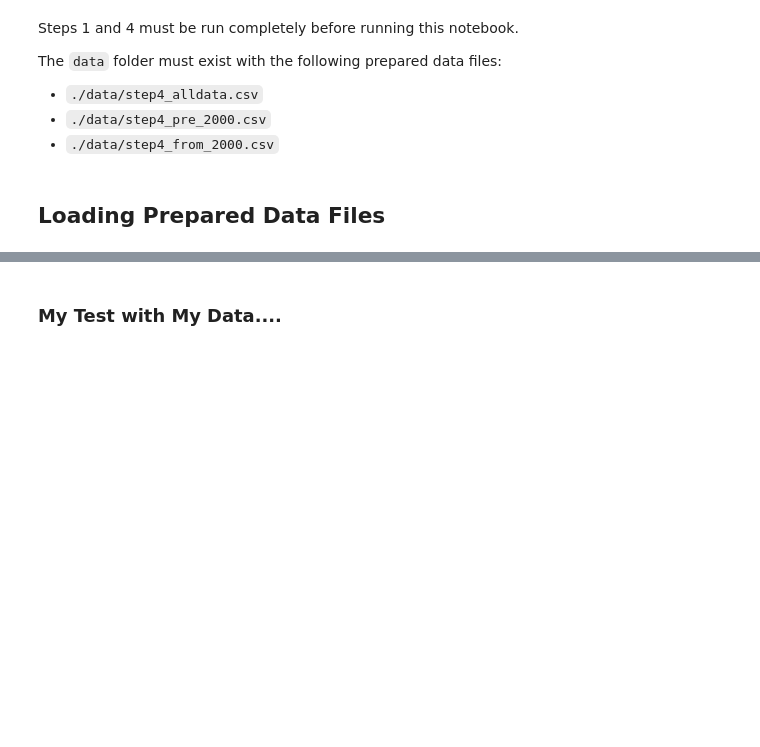
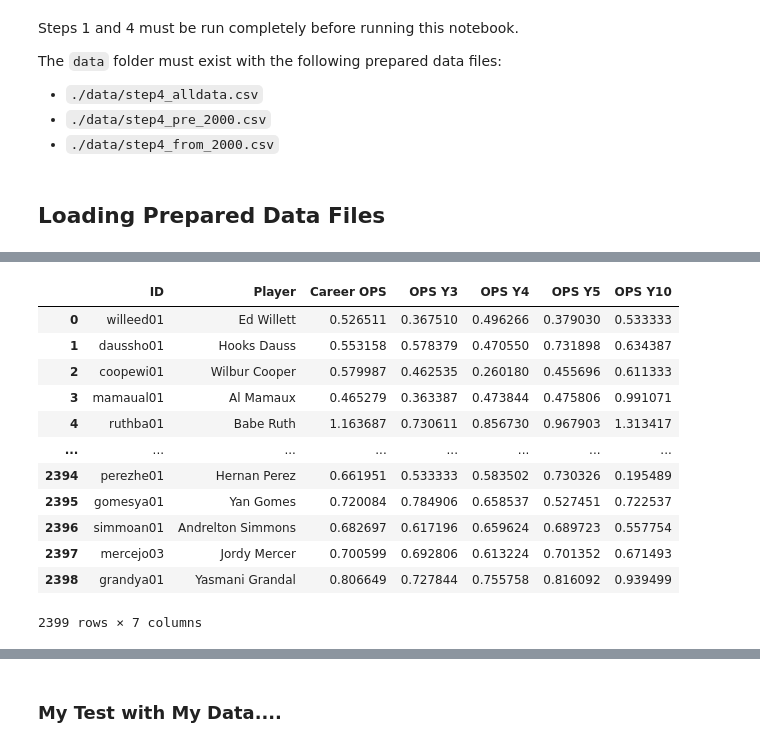
Before and after one commit to donnajharris/cp640_project, a Jupyter notebook: harr2890_project/har2890_project_step5_ops_modelling.ipynb, the cells around one changed output, grey strips where cells are left out. Saved outputs shown, nothing was run; the diff lists cells and outputs as text; code cells hidden in the pictures; blank space fills up the shorter version.

```diff
--- a/harr2890_project/har2890_project_step5_ops_modelling.ipynb
+++ b/harr2890_project/har2890_project_step5_ops_modelling.ipynb
@@ -900,0 +108,19 @@ Adjusted R-Squared is 0.604
+# %%
+focus_on = ['ID', 'Player', 'Career OPS', 'OPS Y3', 'OPS Y4', 'OPS Y5', 'OPS Y10']
+
+all_data_ops = all_data[focus_on]
+all_data_ops
+# %% [output]
+|  | ID | Player | Career OPS | OPS Y3 | OPS Y4 | OPS Y5 | OPS Y10 |
+| 0 | willeed01 | Ed Willett | 0.526511 | 0.367510 | 0.496266 | 0.379030 | 0.533333 |
+| 1 | daussho01 | Hooks Dauss | 0.553158 | 0.578379 | 0.470550 | 0.731898 | 0.634387 |
+| 2 | coopewi01 | Wilbur Cooper | 0.579987 | 0.462535 | 0.260180 | 0.455696 | 0.611333 |
+| 3 | mamaual01 | Al Mamaux | 0.465279 | 0.363387 | 0.473844 | 0.475806 | 0.991071 |
+| 4 | ruthba01 | Babe Ruth | 1.163687 | 0.730611 | 0.856730 | 0.967903 | 1.313417 |
+| ... | ... | ... | ... | ... | ... | ... | ... |
+| 2394 | perezhe01 | Hernan Perez | 0.661951 | 0.533333 | 0.583502 | 0.730326 | 0.195489 |
+| 2395 | gomesya01 | Yan Gomes | 0.720084 | 0.784906 | 0.658537 | 0.527451 | 0.722537 |
+| 2396 | simmoan01 | Andrelton Simmons | 0.682697 | 0.617196 | 0.659624 | 0.689723 | 0.557754 |
+| 2397 | mercejo03 | Jordy Mercer | 0.700599 | 0.692806 | 0.613224 | 0.701352 | 0.671493 |
+| 2398 | grandya01 | Yasmani Grandal | 0.806649 | 0.727844 | 0.755758 | 0.816092 | 0.939499 |
+2399 rows × 7 columns
```
Also changed, not shown: parts of 80 cells of this notebook, 1 other file.
